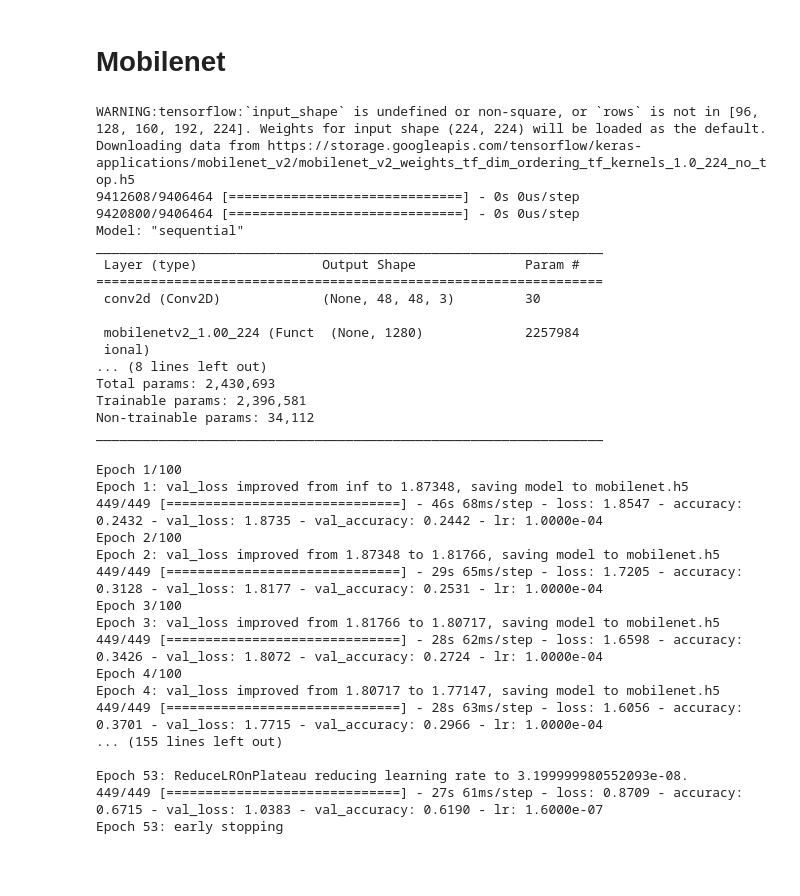
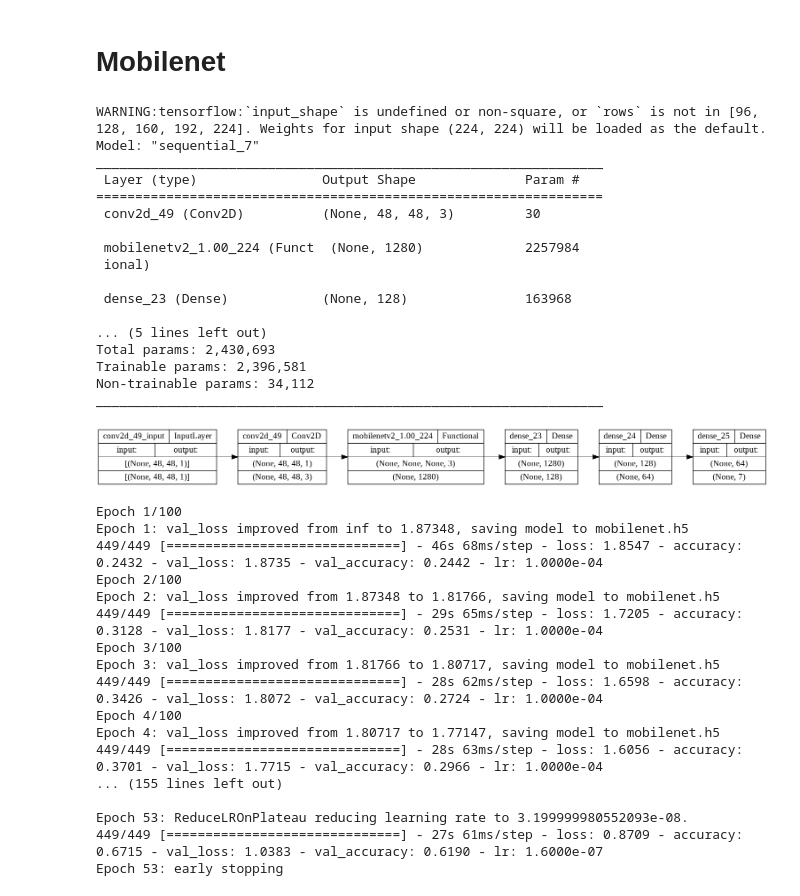
Before and after one commit to s-kp/CapstoneProject-FaceEmotionRecognition, a Jupyter notebook: FER_Notebook.ipynb, the cells around one changed output. Drawn from its saved outputs; the diff is of its cells as text; code cells hidden in the pictures; blank space fills up the shorter version.

```diff
--- a/FER_Notebook.ipynb
+++ b/FER_Notebook.ipynb
@@ -148,39 +242,44 @@ def plots(history):
 # **Mobilenet**
 # %%
 # categorical classification using MobileNetV2
-model1 = Sequential([# Adding a conv layer to get outputs with 3 channels to make it compatible for mobilenet
-                     Conv2D(3, kernel_size=3, padding='same', input_shape=(48, 48, 1)),
-                     # Using MobileNetV2
-                     MobileNetV2(weights='imagenet', include_top=False, pooling = 'avg'),
-                     # Using a fully connected layer with 128 units and relu activation
-                     Dense(128, activation='relu'),
-                     # Using a fully connected layer with 64 units and relu activation
-                     Dense(64, activation='relu'),
-                     # Using a prediction layer with seven neuron
-                     Dense(7, activation='softmax')])
+mobilenet = Sequential([# Adding a conv layer to get outputs with 3 channels to make it compatible for mobilenet
+                        Conv2D(3, kernel_size=3, padding='same', input_shape=(48, 48, 1)),
+                        # Using MobileNetV2
+                        MobileNetV2(weights='imagenet', include_top=False, pooling = 'avg'),
+                        # Using a fully connected layer with 128 units and relu activation
+                        Dense(128, activation='relu'),
+                        # Using a fully connected layer with 64 units and relu activation
+                        Dense(64, activation='relu'),
+                        # Using a prediction layer with seven neuron
+                        Dense(7, activation='softmax')])
 
 # Compiling the model
-model1.compile(loss='categorical_crossentropy', optimizer=Adam(lr=0.0001, decay=1e-6), metrics=['accuracy'])
+mobilenet.compile(loss='categorical_crossentropy', optimizer=opt, metrics=['accuracy'])
 
 # checking summary
-model1.summary()
+mobilenet.summary()
 # %% [output]
 WARNING:tensorflow:`input_shape` is undefined or non-square, or `rows` is not in [96, 128, 160, 192, 224]. Weights for input shape (224, 224) will be loaded as the default.
-Downloading data from https://storage.googleapis.com/tensorflow/keras-applications/mobilenet_v2/mobilenet_v2_weights_tf_dim_ordering_tf_kernels_1.0_224_no_top.h5
-9412608/9406464 [==============================] - 0s 0us/step
-9420800/9406464 [==============================] - 0s 0us/step
-Model: "sequential"
+Model: "sequential_7"
 _________________________________________________________________
  Layer (type)                Output Shape              Param #
 =================================================================
- conv2d (Conv2D)             (None, 48, 48, 3)         30
+ conv2d_49 (Conv2D)          (None, 48, 48, 3)         30
 
  mobilenetv2_1.00_224 (Funct  (None, 1280)             2257984
  ional)
-... (8 lines left out)
+
+ dense_23 (Dense)            (None, 128)               163968
+
+... (5 lines left out)
 Total params: 2,430,693
 Trainable params: 2,396,581
 Non-trainable params: 34,112
 _________________________________________________________________
+# %%
+# Plot model graph
+plot_model(mobilenet, show_shapes=True, to_file='mobilenet.png', rankdir='LR')
+# %% [output]
+[figure, added]
 # %%
 # Fitting the model
```
Also changed, not shown: parts of 30 cells of this notebook.
